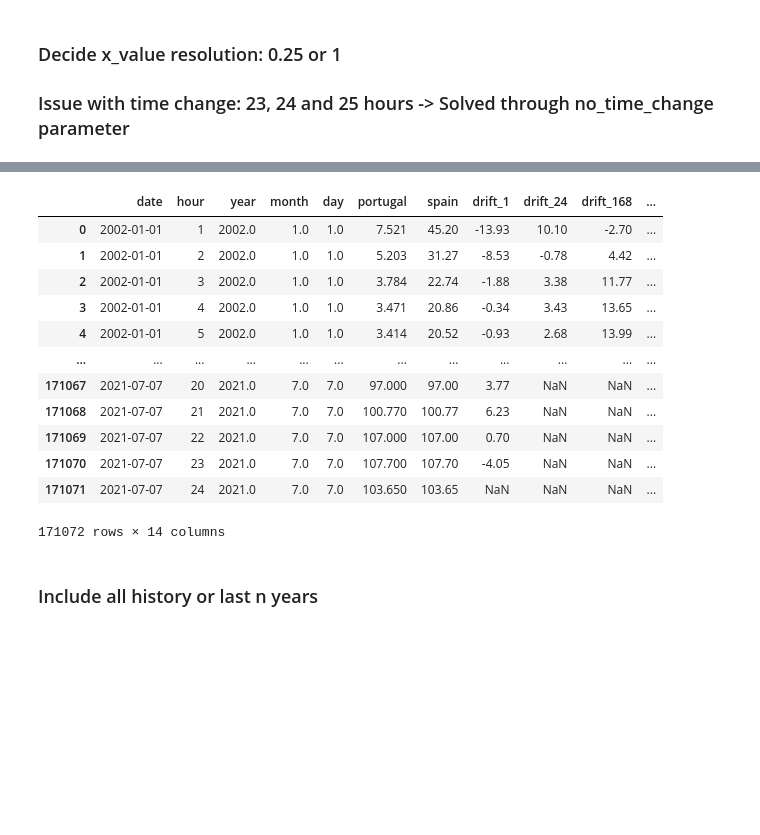
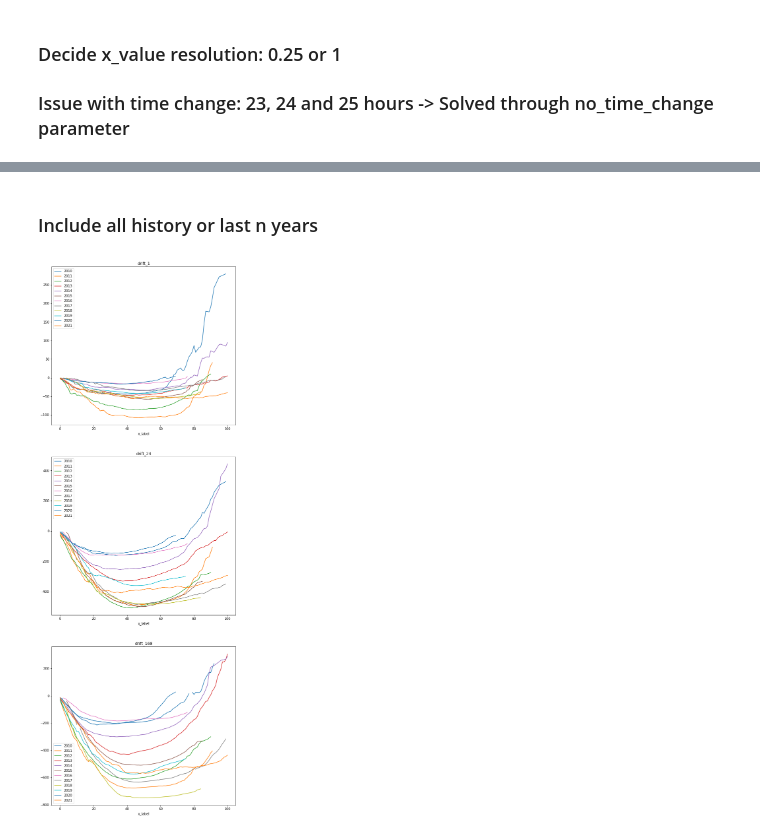
Before and after one commit to NonoMalpi/electricity, a Jupyter notebook: notebooks/Potenciala.ipynb, the cells around one changed output, grey strips where cells are left out. Cells and saved outputs as stored; diff of their text form; code cells hidden in the pictures; blank space fills up the shorter version.

```diff
--- a/notebooks/Potenciala.ipynb
+++ b/notebooks/Potenciala.ipynb
@@ -39,33 +41,19 @@ plt.show()
-# %%
-s_1.df
-# %% [output]
-|  | date | hour | year | month | day | portugal | spain | drift_1 | drift_24 | drift_168 | ... |
-| 0 | 2002-01-01 | 1 | 2002.0 | 1.0 | 1.0 | 7.521 | 45.20 | -13.93 | 10.10 | -2.70 | ... |
-| 1 | 2002-01-01 | 2 | 2002.0 | 1.0 | 1.0 | 5.203 | 31.27 | -8.53 | -0.78 | 4.42 | ... |
-| 2 | 2002-01-01 | 3 | 2002.0 | 1.0 | 1.0 | 3.784 | 22.74 | -1.88 | 3.38 | 11.77 | ... |
-| 3 | 2002-01-01 | 4 | 2002.0 | 1.0 | 1.0 | 3.471 | 20.86 | -0.34 | 3.43 | 13.65 | ... |
-| 4 | 2002-01-01 | 5 | 2002.0 | 1.0 | 1.0 | 3.414 | 20.52 | -0.93 | 2.68 | 13.99 | ... |
-| ... | ... | ... | ... | ... | ... | ... | ... | ... | ... | ... | ... |
-| 171067 | 2021-07-07 | 20 | 2021.0 | 7.0 | 7.0 | 97.000 | 97.00 | 3.77 | NaN | NaN | ... |
-| 171068 | 2021-07-07 | 21 | 2021.0 | 7.0 | 7.0 | 100.770 | 100.77 | 6.23 | NaN | NaN | ... |
-| 171069 | 2021-07-07 | 22 | 2021.0 | 7.0 | 7.0 | 107.000 | 107.00 | 0.70 | NaN | NaN | ... |
-| 171070 | 2021-07-07 | 23 | 2021.0 | 7.0 | 7.0 | 107.700 | 107.70 | -4.05 | NaN | NaN | ... |
-| 171071 | 2021-07-07 | 24 | 2021.0 | 7.0 | 7.0 | 103.650 | 103.65 | NaN | NaN | NaN | ... |
-171072 rows × 14 columns
 # %% [markdown]
 ### Include all history or last n years
 # %%
 # Compare potential across different years
 fig, axis = plt.subplots(3, 1, figsize=(10, 30))
-years = range(2010, 2021)
+years = range(2010, 2022)
 for year in years:
     df_year = df[df["year"] == year]
     s_year = Potenciala(df=df_year, signal_name="spain", metric_lag_time=[1, 24, 168], bucket_method=BucketMethod.Round, bin_size=1)
     for ax, col in zip(axis, s_year.drift_cols):
         s_year.potential[col].loc[:100].plot(ax=ax)
 for ax, col in zip(axis, s_year.drift_cols):
     ax.legend(years)
     ax.set_title(col)
+# %% [output]
+[figure, added]
 # %%
 # Compute accumulative years
 fig, axis = plt.subplots(3, 1, figsize=(10, 30))
```
Also changed, not shown: parts of 16 cells of this notebook.
